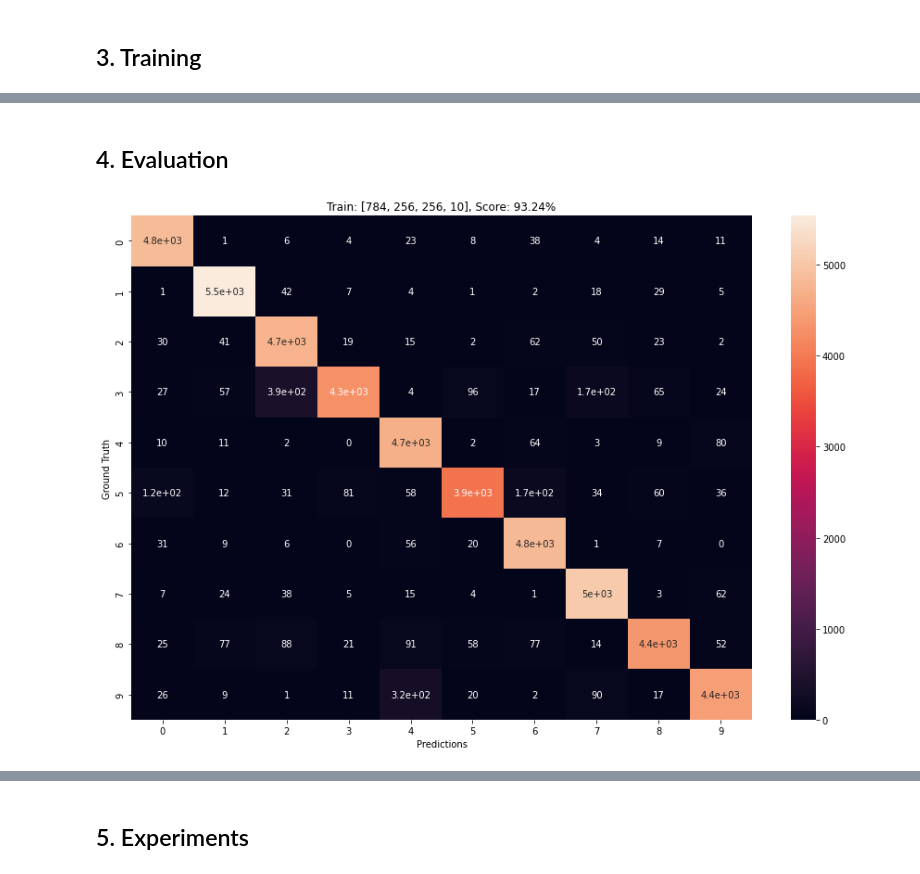
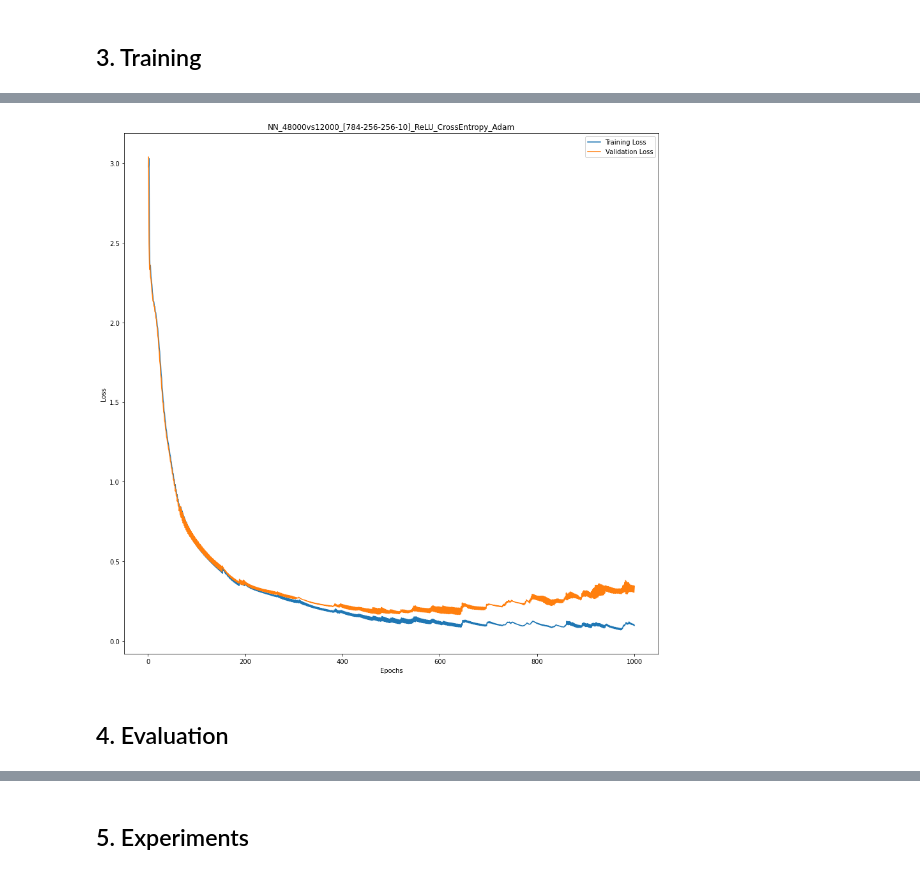
Before and after one commit to OmriGruman/intro-to-machine-learning, a Jupyter notebook: neural_network/neural_network.ipynb, the cells around one changed output, grey strips where cells are left out. Saved outputs shown, nothing was run; the diff lists cells and outputs as text; code cells hidden in the pictures.

Commit message:
validation & saving model
TODO:
- more optimizers (optional)
- early_stop / lr_scheduler (optional)
- L1, L2 (optional)
- experiments

```diff
--- a/neural_network/neural_network.ipynb
+++ b/neural_network/neural_network.ipynb
@@ -215,9 +242,21 @@ X_test_flat = X_test.reshape(X_test.shape[0], -1)
+# %%
+def save_model(model, model_path):
+    with open(model_path, 'wb') as f:
+        pickle.dump(model, f, protocol=pickle.HIGHEST_PROTOCOL)
+
+def load_model(model_path):
+    with open(model_path, 'rb') as f:
+        model = pickle.load(f)
+    return model
 # %%
 nn_clf = NeuralNetwork(input_size=X_train_flat.shape[1],
                        hidden_sizes=[256, 256],
                        output_size=np.unique(y_train).size,
                        activation_type=ReLU,
+                       loss_type=CrossEntropy,
                        optimizer_type=Adam)
+nn_clf.fit(X_train_flat, y_train)
 
-nn_clf.fit(X_train_flat, y_train)
+nn_clf_path = f'models/{nn_clf}.pkl'
+save_model(nn_clf, nn_clf_path)
 # %% [output]
@@ -245,3 +264,23 @@ iteration 1000/1000
+# %%
+def plot_learning_curves(nn):
+    num_iters = len(nn.train_losses)
+    iters = np.arange(1, num_iters + 1)
+
+    # Plot Train & Validation Losses
+    plt.figure(figsize=(15,15))
+    plt.plot(iters, nn.train_losses, label='Training Loss')
+    plt.plot(iters, nn.val_losses, label='Validation Loss')
+    plt.title(nn)
+    plt.xlabel('Epochs')
+    plt.ylabel('Loss')
+    plt.legend(loc='best')
+    plt.show()
+# %%
+nn_clf = load_model(nn_clf_path)
+
+plot_learning_curves(load_model(nn_clf_path))
+# %% [output]
+[figure, added]
 # %% [markdown]
 ## 4. Evaluation
 # %%
@@ -257,5 +296 @@ def plot_confusion_matrix(clf, X, y, tag):
     plt.show()
-# %%
-plot_confusion_matrix(nn_clf, X_train_flat, y_train, "Train")
-# %% [output]
-[figure, removed]
```
Also changed, not shown: parts of 11 cells of this notebook, 1 other file.
